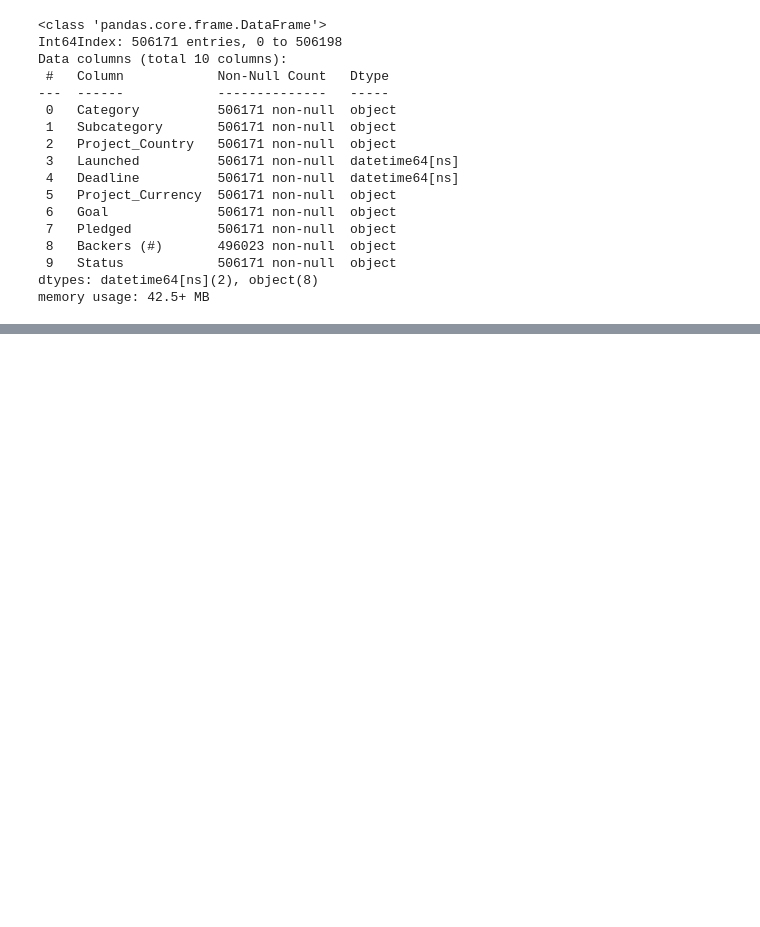
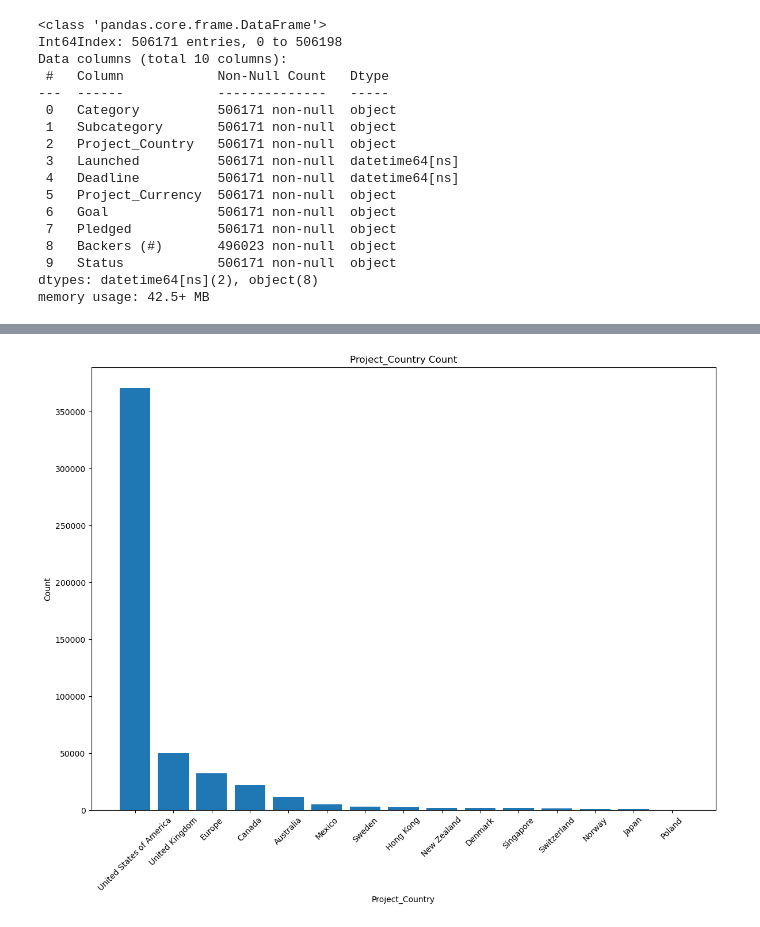
Before and after one commit to SBangarh/Kickstarter_analysis, a Jupyter notebook: eda.ipynb, the cells around one changed output, grey strips where cells are left out. Saved outputs shown, nothing was run; the diff lists cells and outputs as text; code cells hidden in the pictures; blank space fills up the shorter version.

```diff
--- a/eda.ipynb
+++ b/eda.ipynb
@@ -436,0 +487,4 @@ Need to start do EDA - explore categories, countries, status
+# %%
+graph_counts(country_count, 'Project_Country', 'Count',  figsize=(14, 10))
+# %% [output]
+[figure, added]
```
Also changed, not shown: parts of 22 cells of this notebook.
